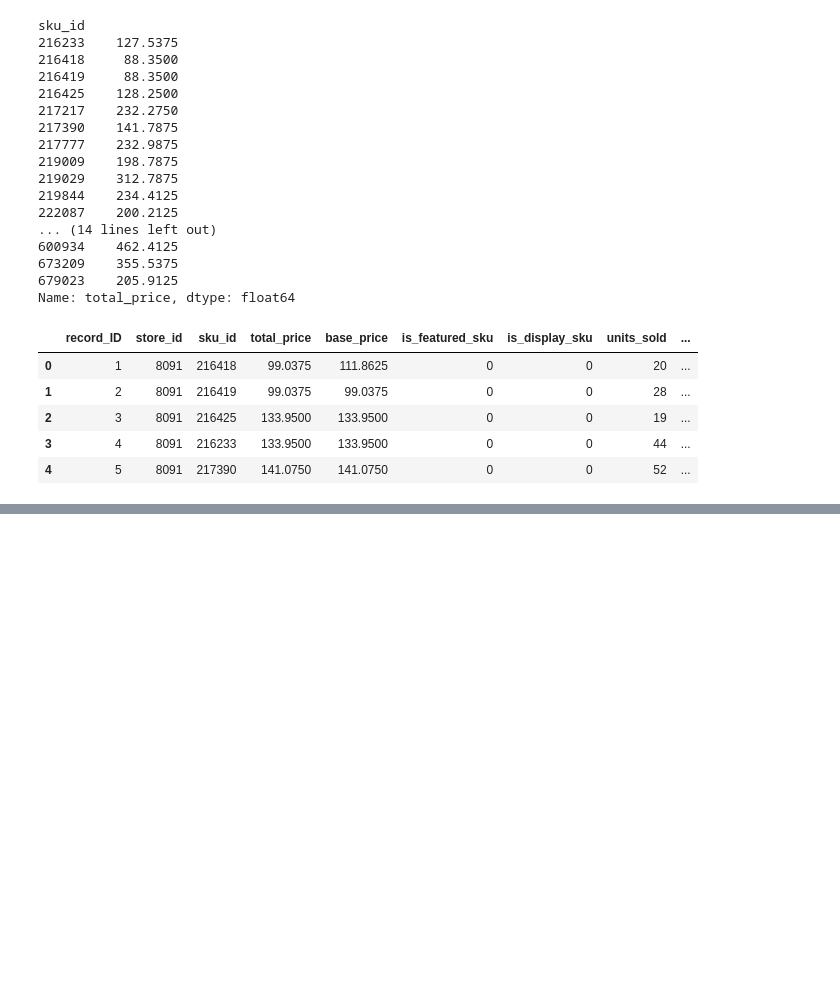
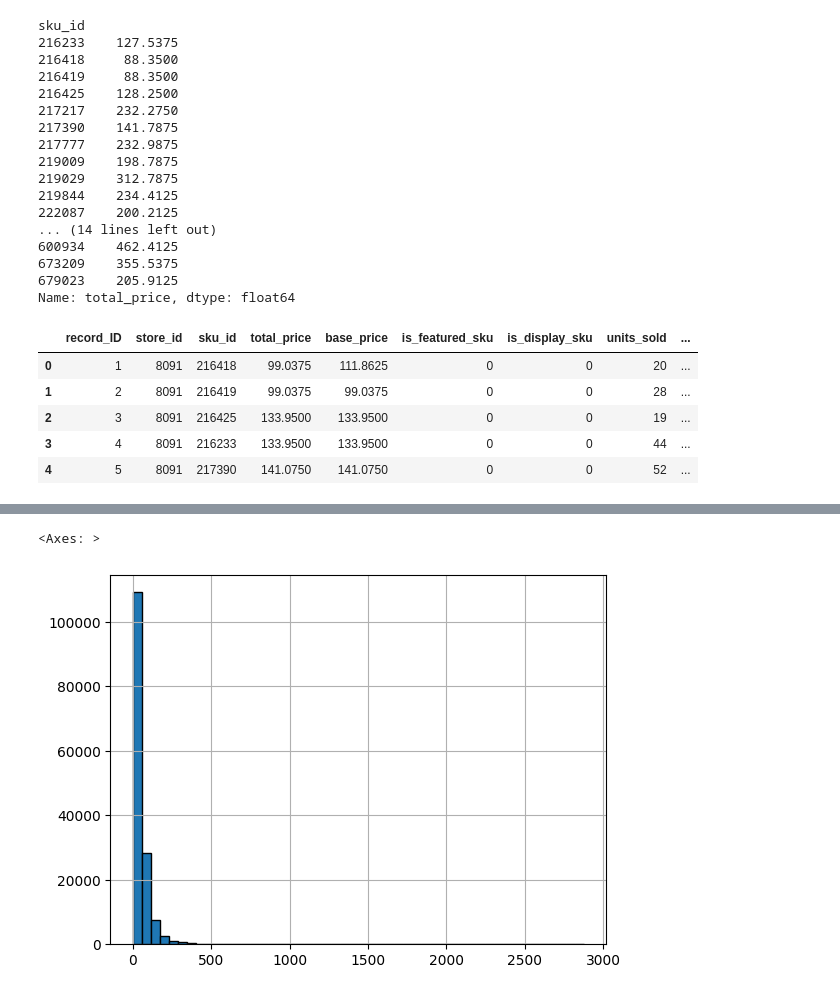
Before and after one commit to OndrejZapletal99/Python_DS_ML, a Jupyter notebook: demand_forecast/main.ipynb, the cells around one changed output, grey strips where cells are left out. Saved outputs shown, nothing was run; the diff lists cells and outputs as text; code cells hidden in the pictures; blank space fills up the shorter version.

```diff
--- a/demand_forecast/main.ipynb
+++ b/demand_forecast/main.ipynb
@@ -109,0 +145,6 @@ df.head(5)
+# %%
+df.units_sold.hist(bins=50, edgecolor='black')
+# thee is a outlier in the units_sold column
+# %% [output]
+<Axes: >
+[figure, added]
```
Also changed, not shown: parts of 12 cells of this notebook.
